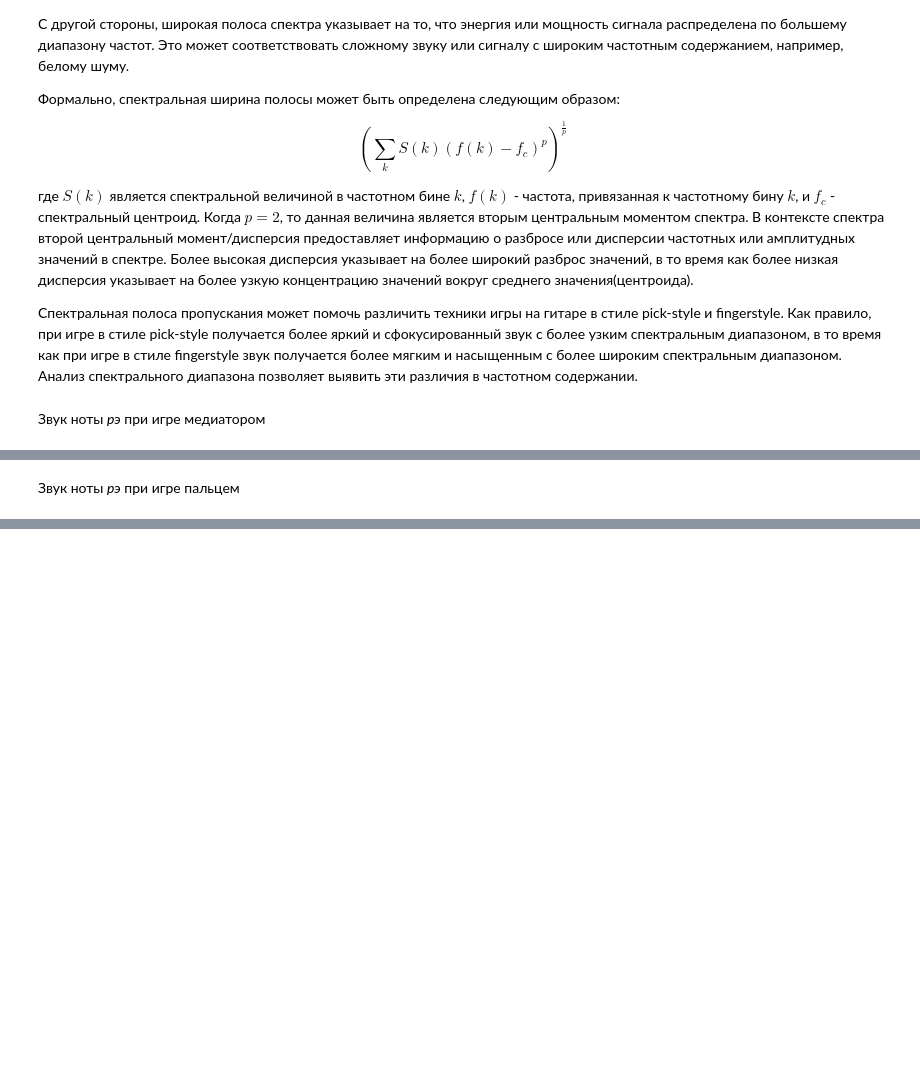
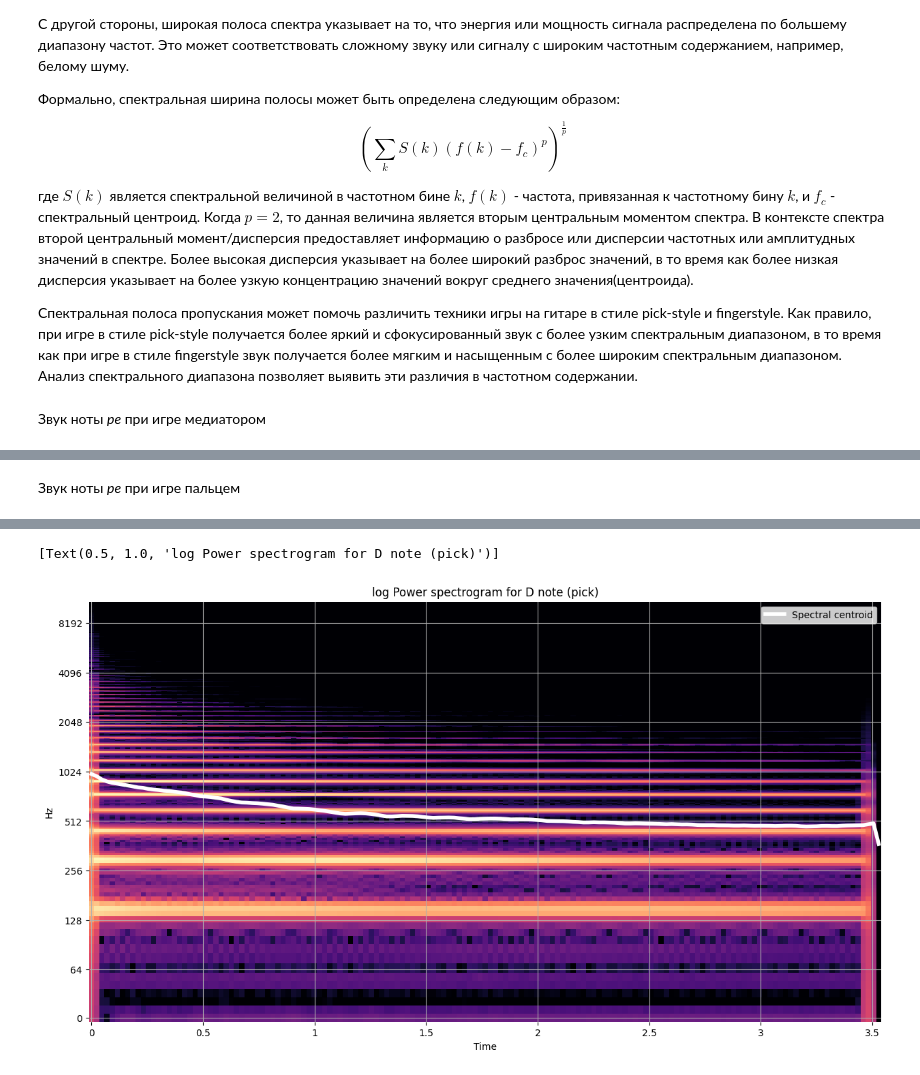
Before and after one commit to Unbiscuit/finger_and_pick_comparison, a Jupyter notebook: algs/petr_analysis.ipynb, the cells around one changed output, grey strips where cells are left out. Saved outputs shown, nothing was run; the diff lists cells and outputs as text; code cells hidden in the pictures; blank space fills up the shorter version.

```diff
--- a/algs/petr_analysis.ipynb
+++ b/algs/petr_analysis.ipynb
@@ -390,14 +394,28 @@ $$ \left( \sum_k S(k) \left(f(k) - f_c \right)^p \right)^{\frac{1}{p}} $$
 
 Спектральная полоса пропускания может помочь различить техники игры на гитаре в стиле pick-style и fingerstyle. Как правило, при игре в стиле pick-style получается более яркий и сфокусированный звук с более узким спектральным диапазоном, в то время как при игре в стиле fingerstyle звук получается более мягким и насыщенным с более широким спектральным диапазоном. Анализ спектрального диапазона позволяет выявить эти различия в частотном содержании.
 # %% [markdown]
-Звук ноты *рэ* при игре медиатором
+Звук ноты *ре* при игре медиатором
 # %%
 ipd.Audio(D_pick, rate=sr_Dp)
 # %% [output]
 [interactive output not drawn]
 # %% [markdown]
-Звук ноты *рэ* при игре пальцем
+Звук ноты *ре* при игре пальцем
 # %%
 ipd.Audio(D_finger, rate=sr_Df)
 # %% [output]
 [interactive output not drawn]
+# %%
+S_pick, phase_pick = librosa.magphase(librosa.stft(y=D_pick))
+spectral_centroid_Dp = librosa.feature.spectral_centroid(S=S_pick)
+
+times_p = librosa.times_like(spectral_centroid_Dp)
+fig, ax = plt.subplots(figsize=(15,8))
+librosa.display.specshow(librosa.amplitude_to_db(S_pick, ref=np.max),
+                         y_axis='log', x_axis='time', ax=ax)
+ax.plot(times, spectral_centroid_Dp.T, label='Spectral centroid', color='white', linewidth=4)
+ax.legend(loc='upper right')
+ax.set(title='log Power spectrogram for D note (pick)')
+# %% [output]
+[Text(0.5, 1.0, 'log Power spectrogram for D note (pick)')]
+[figure, added]
```
Also changed, not shown: parts of 21 cells of this notebook.
